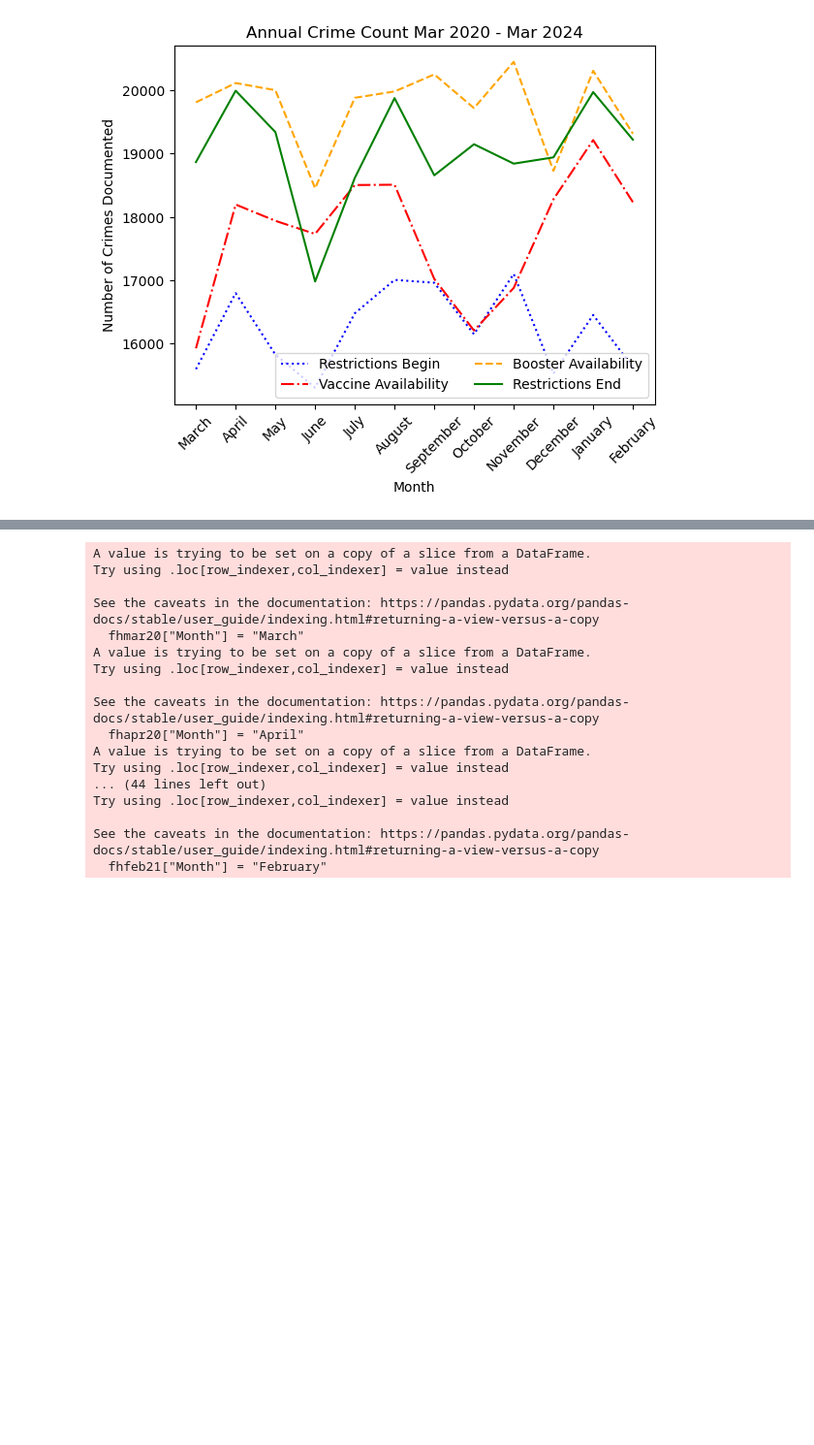
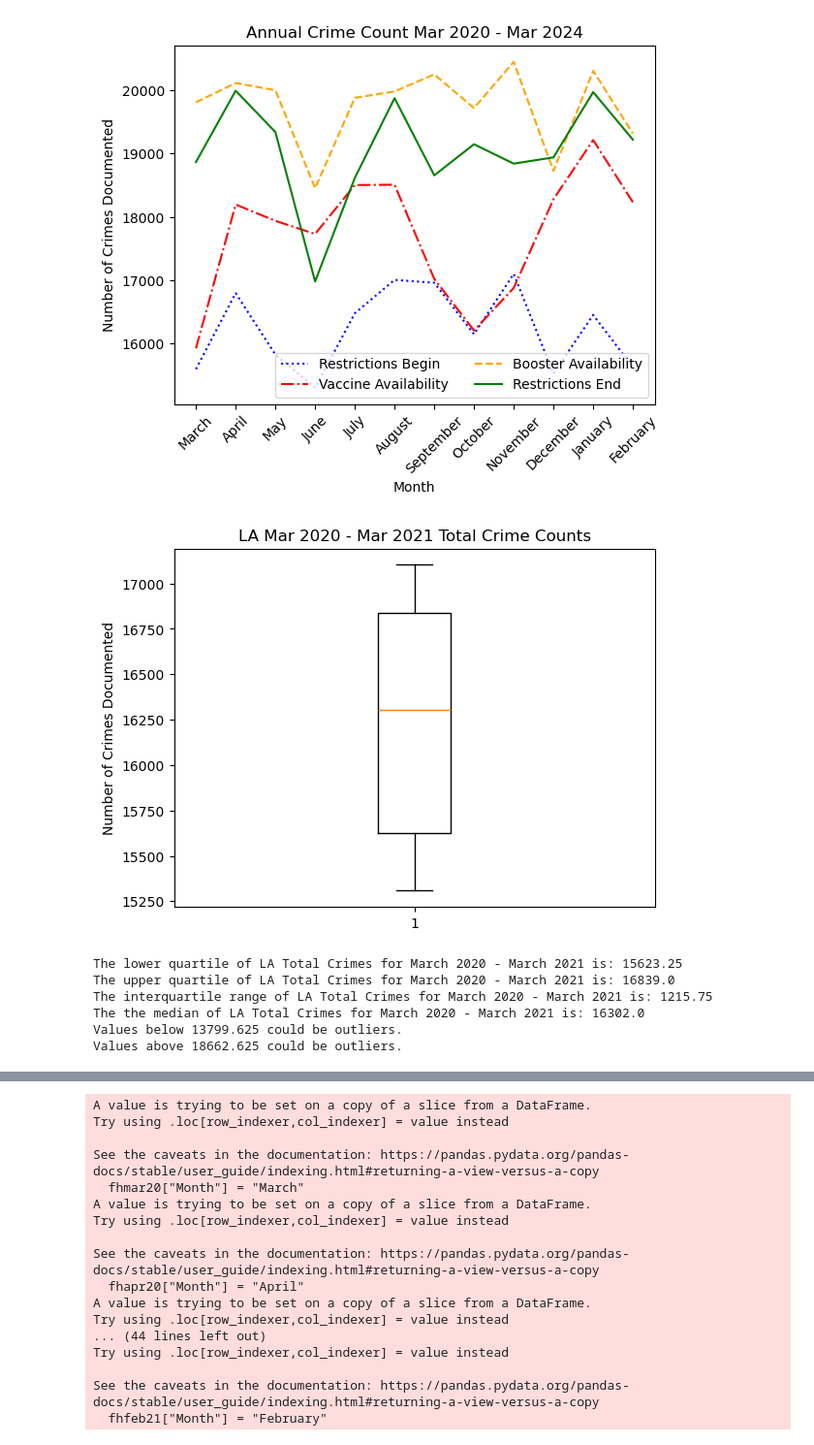
Before and after one commit to wiseorcool/Project-1-Team-4, a Jupyter notebook: 14042024_P1 YS/Project-1-Team-4-Brendan-s-Branch/April 10th Initial Graphs/Working_Refined_ish.ipynb, the cells around one changed output, grey strips where cells are left out. Shown at 97% size. Cells and saved outputs as stored; diff of their text form; code cells hidden in the pictures; blank space fills up the shorter version.

```diff
--- a/14042024_P1 YS/Project-1-Team-4-Brendan-s-Branch/April 10th Initial Graphs/Working_Refined_ish.ipynb
+++ b/14042024_P1 YS/Project-1-Team-4-Brendan-s-Branch/April 10th Initial Graphs/Working_Refined_ish.ipynb
@@ -918,3 +1157,36 @@ plt.show()
 #stackoverflow: https://stackoverflow.com/questions/9622163/save-plot-to-image-file-instead-of-displaying-it
 # %% [output]
 [figure]
+# %%
+box2021_count = sum2020["Total Counts"]
+
+fig1_2021, ax1_2021 = plt.subplots()
+ax1_2021.set_title('LA Mar 2020 - Mar 2021 Total Crime Counts')
+ax1_2021.set_ylabel('Number of Crimes Documented')
+ax1_2021.boxplot(box2021_count, showfliers=True)
+plt.show()
+# %% [output]
+[figure, added]
+# %%
+#2021 Total Quartiles and Outliers
+quartiles2021 = box2021_count.quantile([.25,.5,.75])
+lowerq2021 = quartiles2021[0.25]
+upperq2021 = quartiles2021[0.75]
+iqr2021 = upperq2021-lowerq2021
+
+print(f"The lower quartile of LA Total Crimes for March 2020 - March 2021 is: {lowerq2021}")
+print(f"The upper quartile of LA Total Crimes for March 2020 - March 2021 is: {upperq2021}")
+print(f"The interquartile range of LA Total Crimes for March 2020 - March 2021 is: {iqr2021}")
+print(f"The the median of LA Total Crimes for March 2020 - March 2021 is: {quartiles2021[0.5]} ")
+
+lower_bound = lowerq2021 - (1.5*iqr2021)
+upper_bound = upperq2021 + (1.5*iqr2021)
+print(f"Values below {lower_bound} could be outliers.")
+print(f"Values above {upper_bound} could be outliers.")
+# %% [output]
+The lower quartile of LA Total Crimes for March 2020 - March 2021 is: 15623.25
+The upper quartile of LA Total Crimes for March 2020 - March 2021 is: 16839.0
+The interquartile range of LA Total Crimes for March 2020 - March 2021 is: 1215.75
+The the median of LA Total Crimes for March 2020 - March 2021 is: 16302.0
+Values below 13799.625 could be outliers.
+Values above 18662.625 could be outliers.
```
Also changed, not shown: parts of 21 cells of this notebook, 2 other files.
